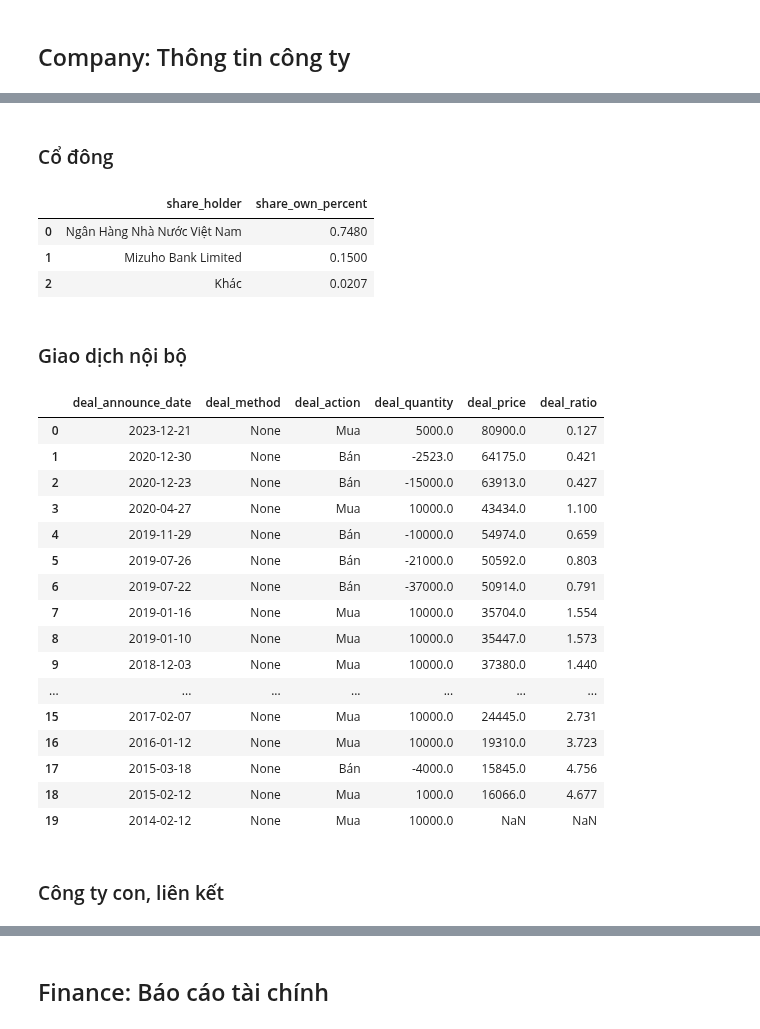
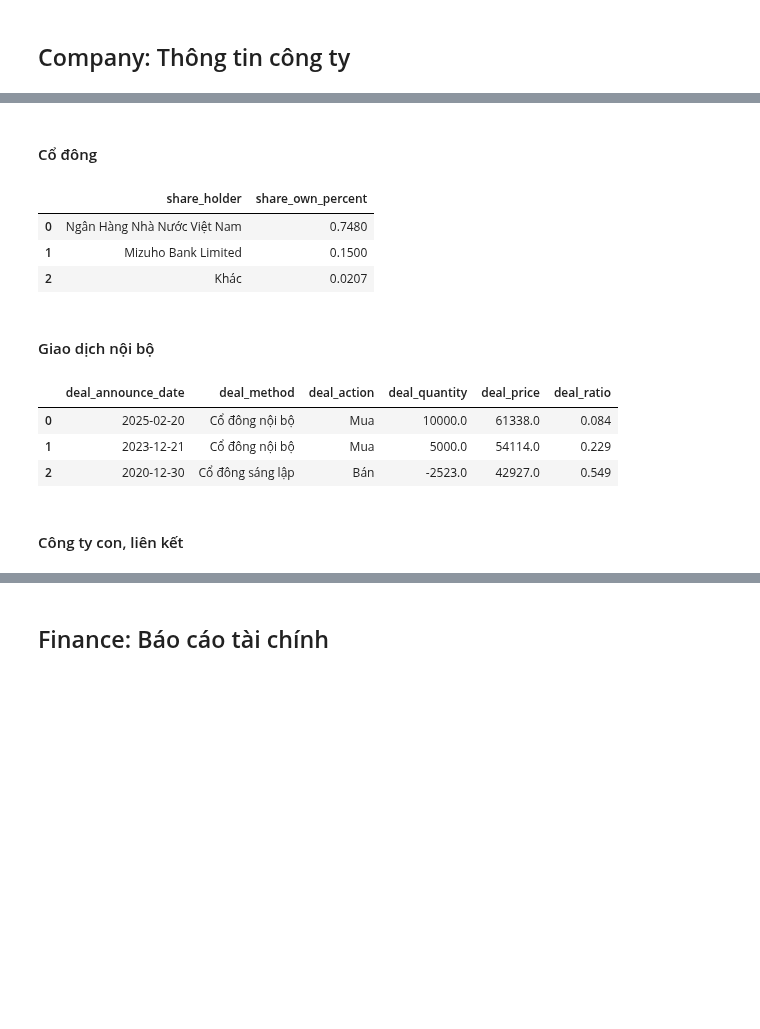
Before and after one commit to thinh-vu/vnstock, a Jupyter notebook: docs/1_vietnam_stock_vnstock3.ipynb, the cells around one changed output, grey strips where cells are left out. Saved outputs shown, nothing was run; the diff lists cells and outputs as text; code cells hidden in the pictures; blank space fills up the shorter version.

```diff
--- a/docs/1_vietnam_stock_vnstock3.ipynb
+++ b/docs/1_vietnam_stock_vnstock3.ipynb
@@ -373,5 +484,5 @@ company.profile()
 # %% [markdown]
-### Cổ đông
+#### Cổ đông
 # %%
 company.shareholders()
 # %% [output]
@@ -380,27 +491,14 @@ company.shareholders()
 | 1 | Mizuho Bank Limited | 0.1500 |
 | 2 | Khác | 0.0207 |
 # %% [markdown]
-### Giao dịch nội bộ
+#### Giao dịch nội bộ
 # %%
-company.insider_deals()
+company.insider_deals().head(3)
 # %% [output]
 |  | deal_announce_date | deal_method | deal_action | deal_quantity | deal_price | deal_ratio |
-| 0 | 2023-12-21 | None | Mua | 5000.0 | 80900.0 | 0.127 |
-| 1 | 2020-12-30 | None | Bán | -2523.0 | 64175.0 | 0.421 |
-| 2 | 2020-12-23 | None | Bán | -15000.0 | 63913.0 | 0.427 |
-| 3 | 2020-04-27 | None | Mua | 10000.0 | 43434.0 | 1.100 |
-| 4 | 2019-11-29 | None | Bán | -10000.0 | 54974.0 | 0.659 |
-| 5 | 2019-07-26 | None | Bán | -21000.0 | 50592.0 | 0.803 |
-| 6 | 2019-07-22 | None | Bán | -37000.0 | 50914.0 | 0.791 |
-| 7 | 2019-01-16 | None | Mua | 10000.0 | 35704.0 | 1.554 |
-| 8 | 2019-01-10 | None | Mua | 10000.0 | 35447.0 | 1.573 |
-| 9 | 2018-12-03 | None | Mua | 10000.0 | 37380.0 | 1.440 |
-| ... | ... | ... | ... | ... | ... | ... |
-| 15 | 2017-02-07 | None | Mua | 10000.0 | 24445.0 | 2.731 |
-| 16 | 2016-01-12 | None | Mua | 10000.0 | 19310.0 | 3.723 |
-| 17 | 2015-03-18 | None | Bán | -4000.0 | 15845.0 | 4.756 |
-| 18 | 2015-02-12 | None | Mua | 1000.0 | 16066.0 | 4.677 |
-| 19 | 2014-02-12 | None | Mua | 10000.0 | NaN | NaN |
+| 0 | 2025-02-20 | Cổ đông nội bộ | Mua | 10000.0 | 61338.0 | 0.084 |
+| 1 | 2023-12-21 | Cổ đông nội bộ | Mua | 5000.0 | 54114.0 | 0.229 |
+| 2 | 2020-12-30 | Cổ đông sáng lập | Bán | -2523.0 | 42927.0 | 0.549 |
 # %% [markdown]
-### Công ty con, liên kết
+#### Công ty con, liên kết
 # %%
```
Also changed, not shown: parts of 65 cells of this notebook, 2 other files.
